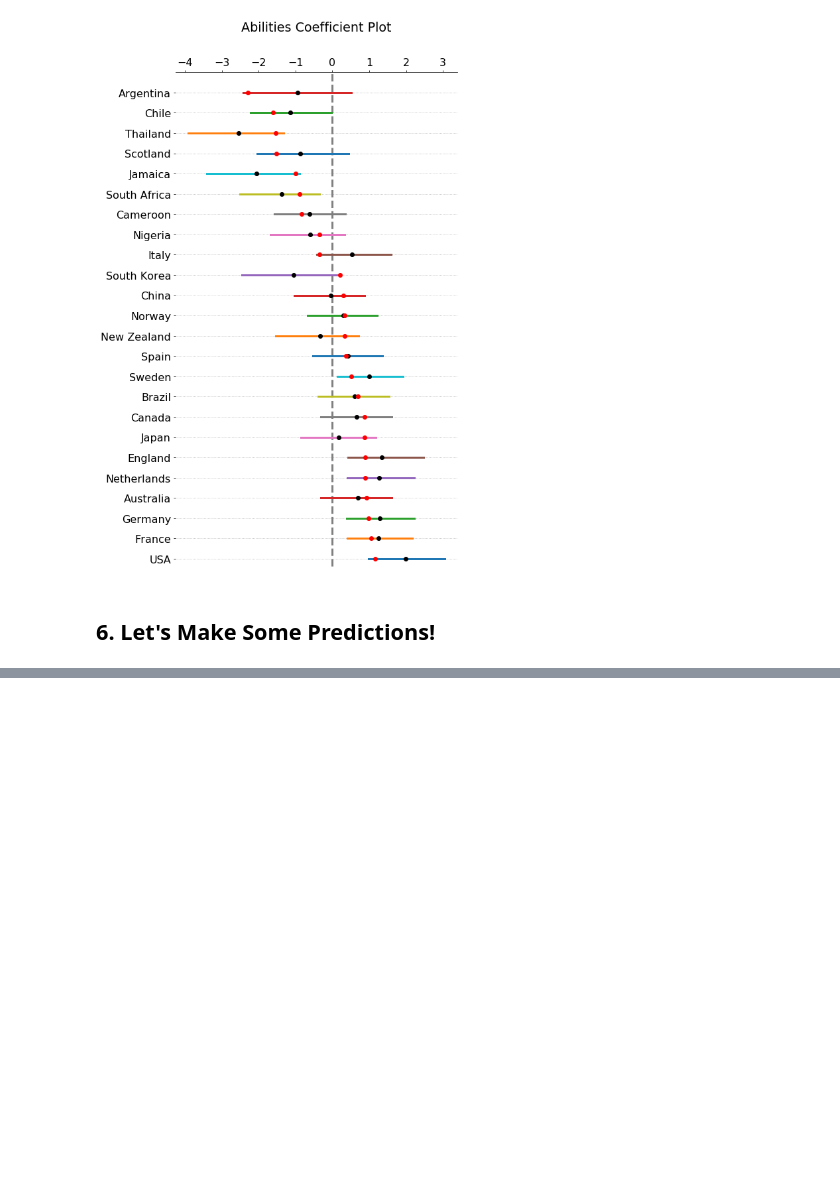
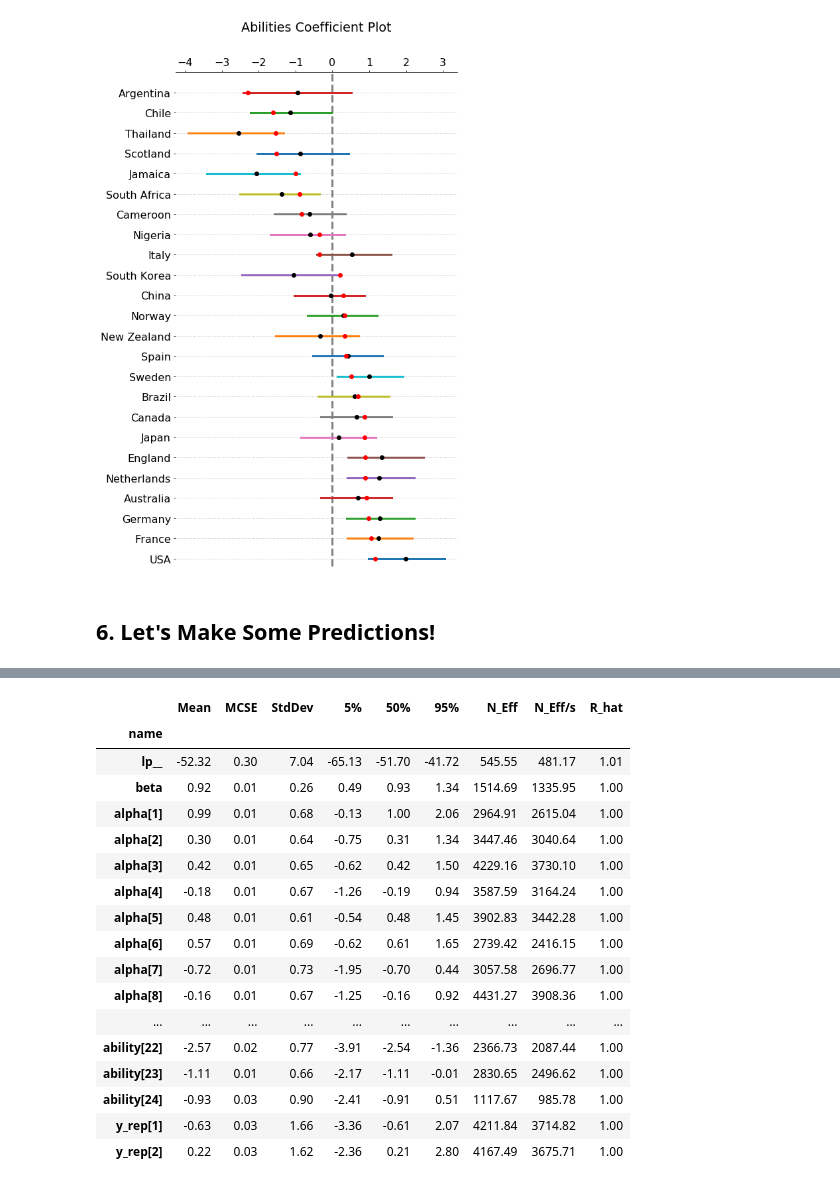
Before and after one commit to nyc-pyladies/2019-cmdstanpy-bayesian-workshop, a Jupyter notebook: notebooks/WWC2019.ipynb, the cells around one changed output, grey strips where cells are left out. Saved outputs shown, nothing was run; the diff lists cells and outputs as text; code cells hidden in the pictures; blank space fills up the shorter version.

```diff
--- a/notebooks/WWC2019.ipynb
+++ b/notebooks/WWC2019.ipynb
@@ -286,0 +361,22 @@ plt.tight_layout()
+# %%
+df = worldcup_fit.summary().round(decimals = 2)
+df
+# %% [output]
+|  | Mean | MCSE | StdDev | 5% | 50% | 95% | N_Eff | N_Eff/s | R_hat |
+| name |  |  |  |  |  |  |  |  |  |
+| lp__ | -52.32 | 0.30 | 7.04 | -65.13 | -51.70 | -41.72 | 545.55 | 481.17 | 1.01 |
+| beta | 0.92 | 0.01 | 0.26 | 0.49 | 0.93 | 1.34 | 1514.69 | 1335.95 | 1.00 |
+| alpha[1] | 0.99 | 0.01 | 0.68 | -0.13 | 1.00 | 2.06 | 2964.91 | 2615.04 | 1.00 |
+| alpha[2] | 0.30 | 0.01 | 0.64 | -0.75 | 0.31 | 1.34 | 3447.46 | 3040.64 | 1.00 |
+| alpha[3] | 0.42 | 0.01 | 0.65 | -0.62 | 0.42 | 1.50 | 4229.16 | 3730.10 | 1.00 |
+| alpha[4] | -0.18 | 0.01 | 0.67 | -1.26 | -0.19 | 0.94 | 3587.59 | 3164.24 | 1.00 |
+| alpha[5] | 0.48 | 0.01 | 0.61 | -0.54 | 0.48 | 1.45 | 3902.83 | 3442.28 | 1.00 |
+| alpha[6] | 0.57 | 0.01 | 0.69 | -0.62 | 0.61 | 1.65 | 2739.42 | 2416.15 | 1.00 |
+| alpha[7] | -0.72 | 0.01 | 0.73 | -1.95 | -0.70 | 0.44 | 3057.58 | 2696.77 | 1.00 |
+| alpha[8] | -0.16 | 0.01 | 0.67 | -1.25 | -0.16 | 0.92 | 4431.27 | 3908.36 | 1.00 |
+| ... | ... | ... | ... | ... | ... | ... | ... | ... | ... |
+| ability[22] | -2.57 | 0.02 | 0.77 | -3.91 | -2.54 | -1.36 | 2366.73 | 2087.44 | 1.00 |
+| ability[23] | -1.11 | 0.01 | 0.66 | -2.17 | -1.11 | -0.01 | 2830.65 | 2496.62 | 1.00 |
+| ability[24] | -0.93 | 0.03 | 0.90 | -2.41 | -0.91 | 0.51 | 1117.67 | 985.78 | 1.00 |
+| y_rep[1] | -0.63 | 0.03 | 1.66 | -3.36 | -0.61 | 2.07 | 4211.84 | 3714.82 | 1.00 |
+| y_rep[2] | 0.22 | 0.03 | 1.62 | -2.36 | 0.21 | 2.80 | 4167.49 | 3675.71 | 1.00 |
```
Also changed, not shown: parts of 13 cells of this notebook, 5 other files.
